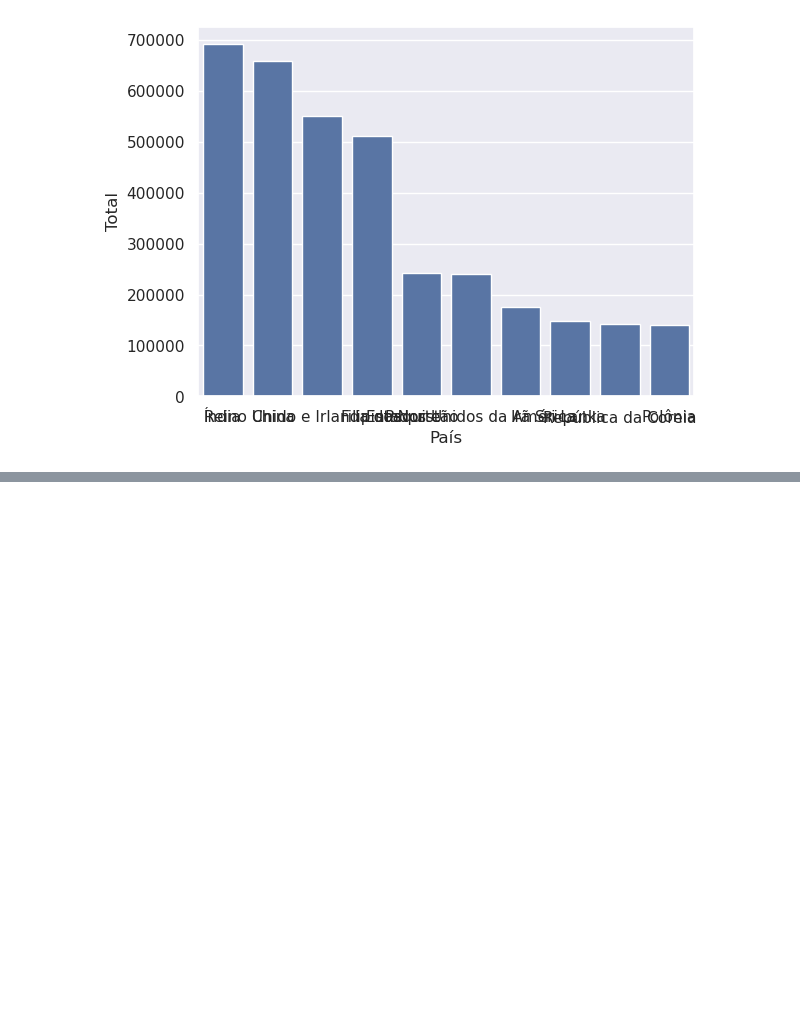
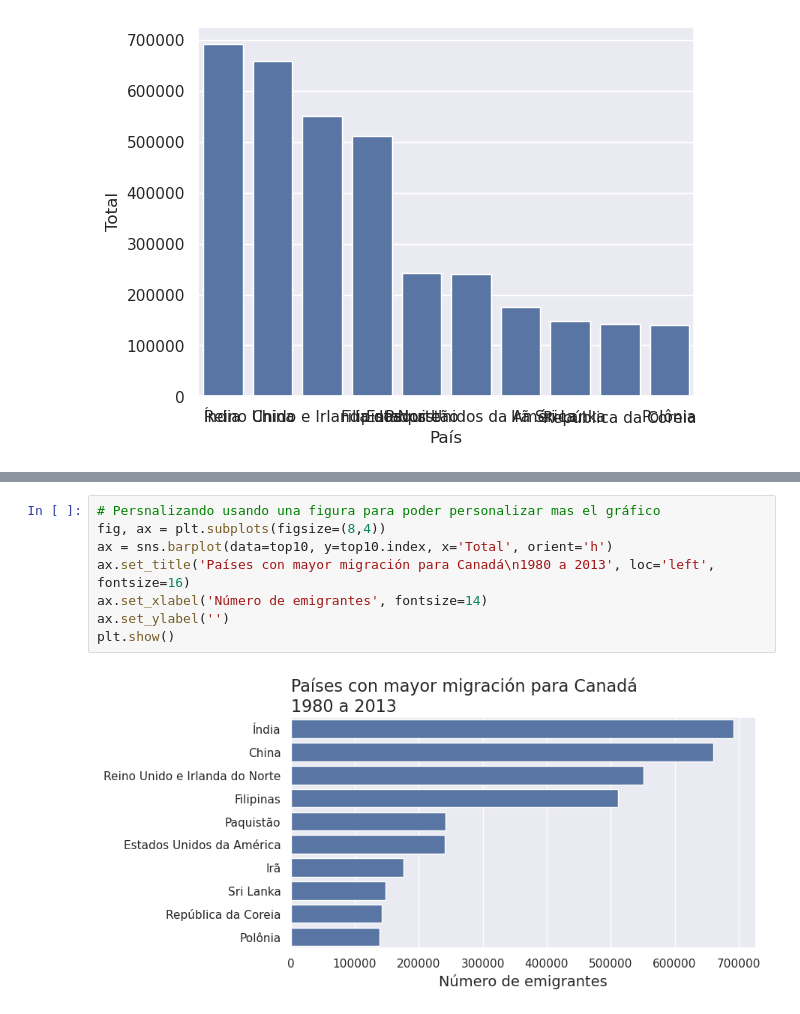
Before and after one commit to ygor-github/data_visualization, a Jupyter notebook: Aula.ipynb, the cells around one changed output, grey strips where cells are left out. Cells and saved outputs as stored; diff of their text form; blank space fills up the shorter version.

```diff
--- a/Aula.ipynb
+++ b/Aula.ipynb
@@ -778,0 +771,10 @@ sns.barplot(data=top10, y=top10.index, x='Total', orient='h')
+# %%
+# Persnalizando usando una figura para poder personalizar mas el gráfico
+fig, ax = plt.subplots(figsize=(8,4))
+ax = sns.barplot(data=top10, y=top10.index, x='Total', orient='h')
+ax.set_title('Países con mayor migración para Canadá\n1980 a 2013', loc='left', fontsize=16)
+ax.set_xlabel('Número de emigrantes', fontsize=14)
+ax.set_ylabel('')
+plt.show()
+# %% [output]
+[figure, added]
```
Also changed, not shown: parts of 35 cells of this notebook, 2 other files.
